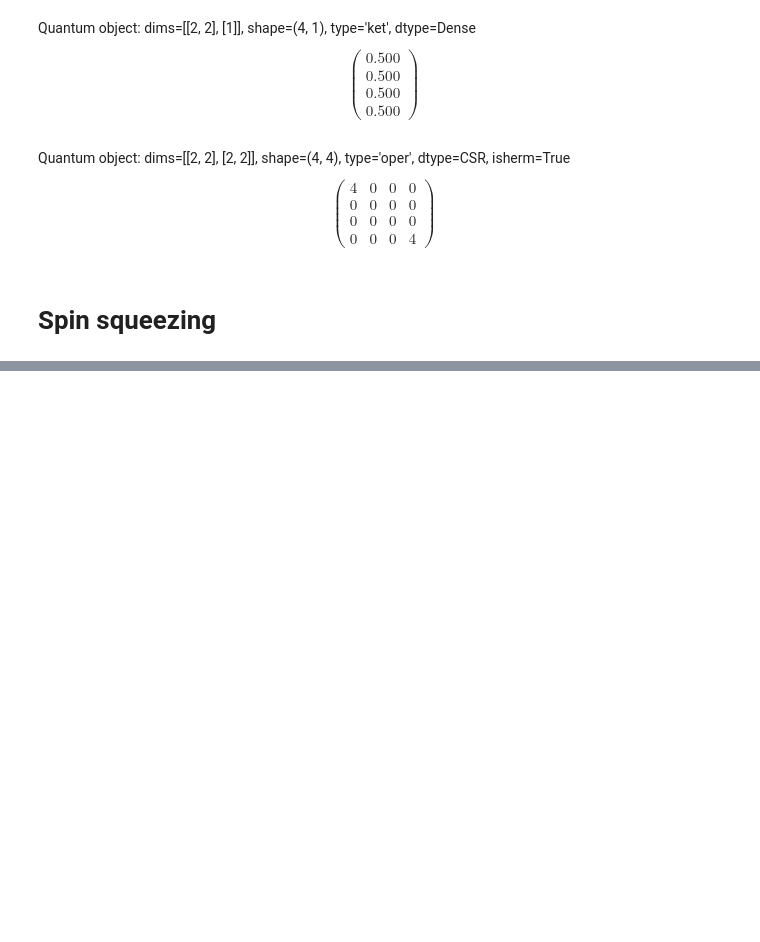
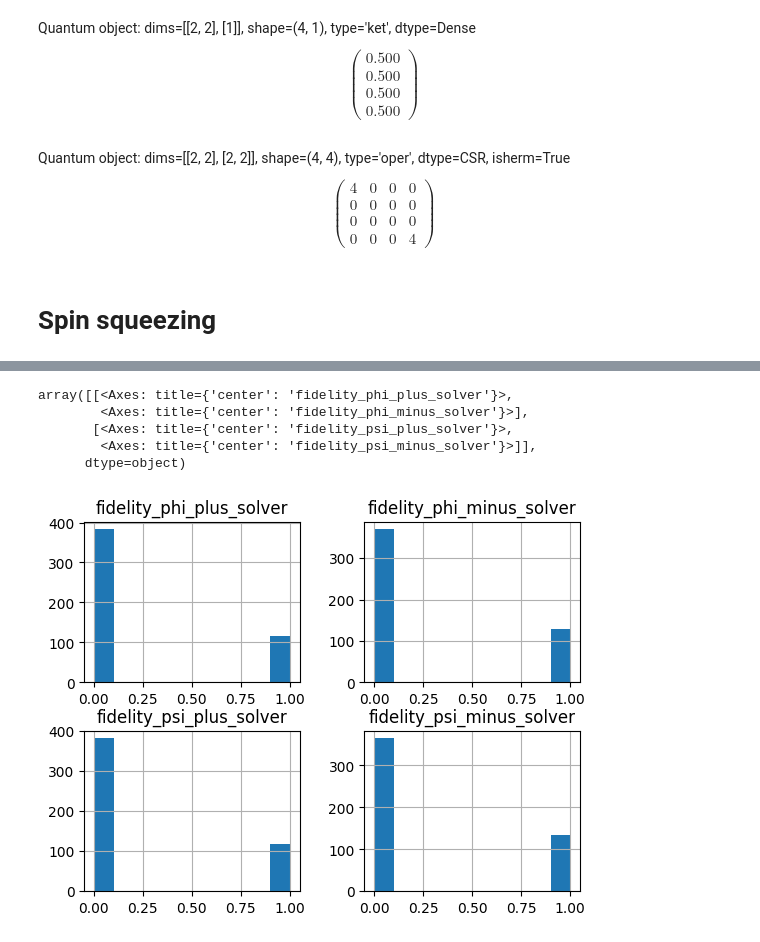
Before and after one commit to ErCampa99/Stochastic_Master_Thesis, a Jupyter notebook: Codes/SigmaZ_2_atoms.ipynb, the cells around one changed output, grey strips where cells are left out. Saved outputs shown, nothing was run; the diff lists cells and outputs as text; code cells hidden in the pictures; blank space fills up the shorter version.

```diff
--- a/Codes/SigmaZ_2_atoms.ipynb
+++ b/Codes/SigmaZ_2_atoms.ipynb
@@ -298,0 +556,43 @@ some_spin_squeezing
+# %%
+gamma = 1        # Atom decay rate
+T_1 = 1 / gamma  # time constant for the decay
+
+times = np.array(np.arange(0, 10*T_1, 0.01*T_1)) # time vector
+
+ntraj = 500 # number of trajectories
+
+my_name_states = ["ee","++","css_theta=pi/3"]
+
+my_initial_states = [
+    ee,
+    css_2(np.pi/2, phi=0),
+    css_2(np.pi/3, phi=0)
+]
+
+fidelity_dfs = {}
+
+# solve the master equation using montecarlo equation (photodetection) for every intial state
+for name_state,state in zip(my_name_states, my_initial_states):
+    my_photodetection = mcsolve(
+        H_free, state, times,
+        c_ops = [
+        np.sqrt(gamma / 2) * (sigma_z_1 + sigma_z_2)/2,
+        np.sqrt(gamma / 2) * (sigma_z_1 - sigma_z_2)/2
+        ],
+        e_ops=fidelity_ops,
+        ntraj=ntraj,
+        options={"keep_runs_results": True}, #Necessary to create the keep the e_ops results for each trajectory
+    )
+
+    # raccolgo i risultati finali in una lista di liste
+    data = []
+    for traj_idx in range(ntraj):
+        final_vals = [my_photodetection.expect[i][traj_idx][-1] for i in range(len(fidelity_ops))]
+        data.append(final_vals)
+
+    # creo il DataFrame
+    fidelity_dfs[f"{name_state}"] = pd.DataFrame(
+        data,
+        columns=[f.__name__ for f in fidelity_ops],  # i nomi: psi_minus, psi_plus, ...
+        index=[f"Traj_{i+1}" for i in range(ntraj)]
+        )
@@ -298,0 +653,9 @@ some_spin_squeezing
+# %%
+fidelity_dfs["++"].hist()
+# %% [output]
+array([[<Axes: title={'center': 'fidelity_phi_plus_solver'}>,
+        <Axes: title={'center': 'fidelity_phi_minus_solver'}>],
+       [<Axes: title={'center': 'fidelity_psi_plus_solver'}>,
+        <Axes: title={'center': 'fidelity_psi_minus_solver'}>]],
+      dtype=object)
+[figure, added]
```
Also changed, not shown: parts of 24 cells of this notebook, 3 other files.
